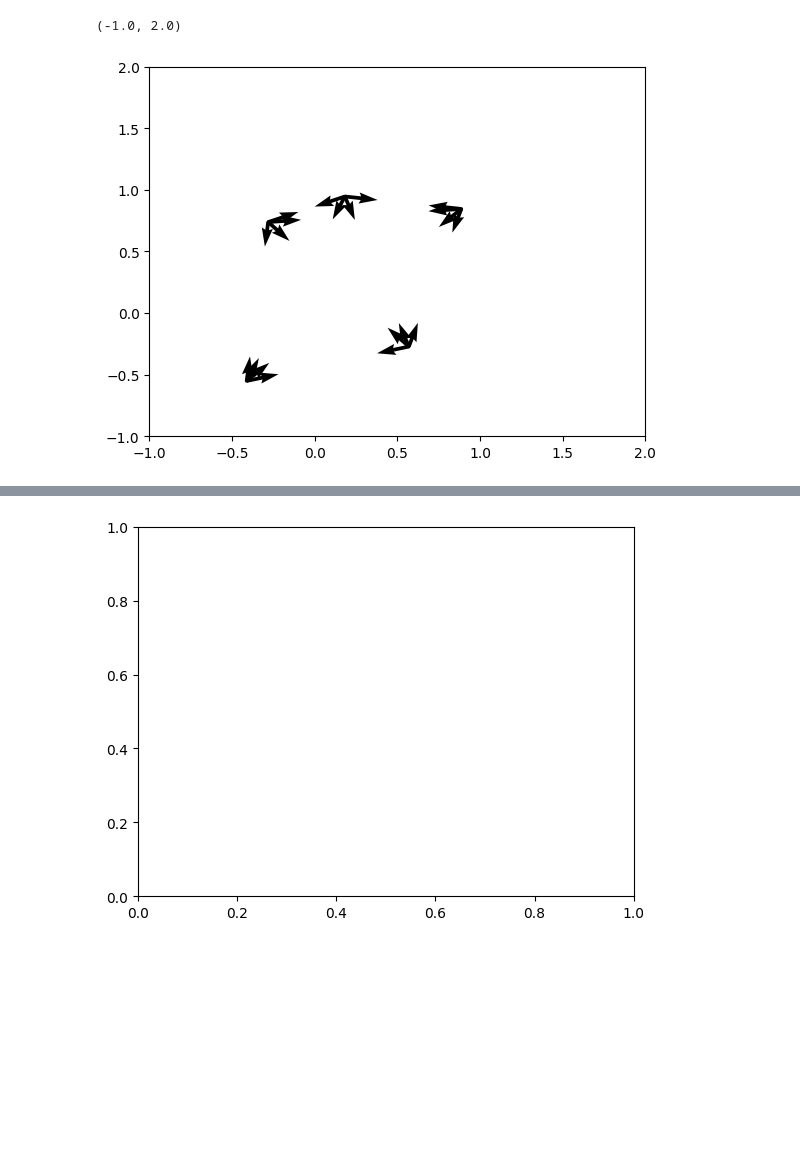
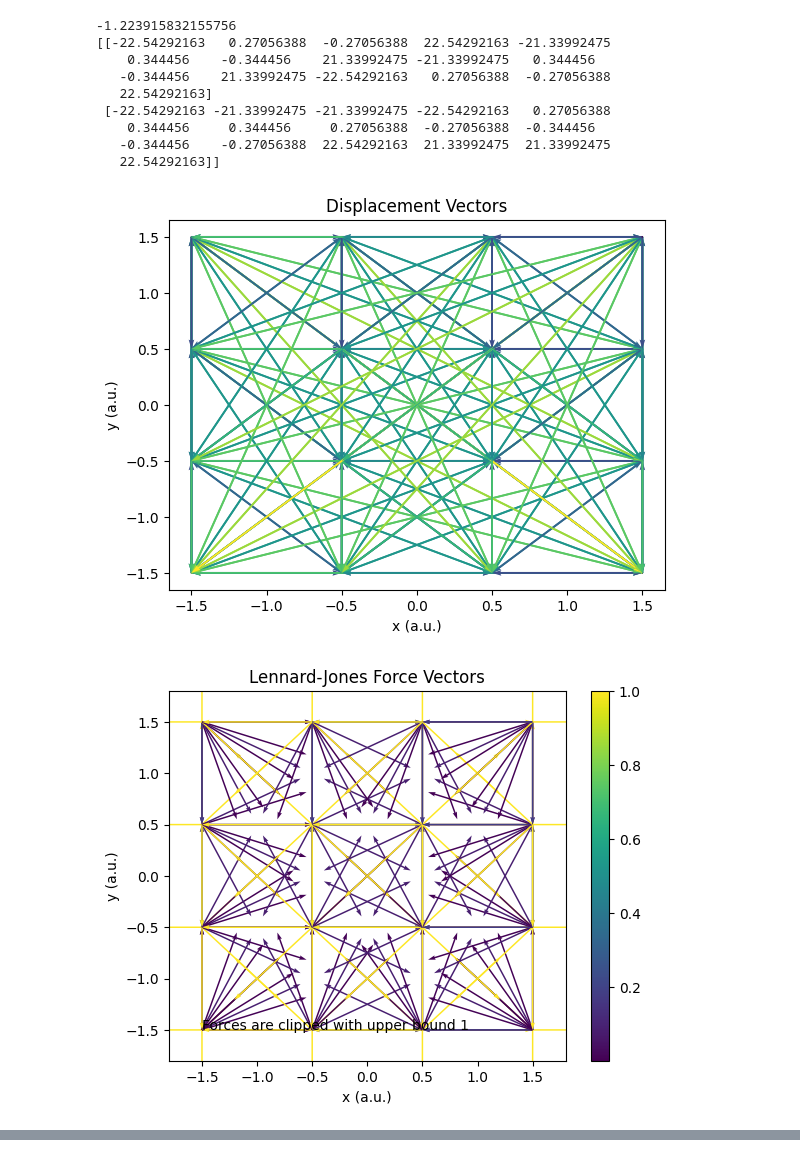
Before and after one commit to julius-clegg/Molecular-Dynamics-Simulation, a Jupyter notebook: PHYS2020 Project.ipynb, the cells around one changed output, grey strips where cells are left out. Saved outputs shown, nothing was run; the diff lists cells and outputs as text; code cells hidden in the pictures; blank space fills up the shorter version.

Commit message:
Set boundary conditions and lowered PE

```diff
--- a/PHYS2020 Project.ipynb
+++ b/PHYS2020 Project.ipynb
@@ -46,30 +81,81 @@ plt.plot(x,lj_potential(x))
 # %%
 x = r[0]
 def pair_displacements_1D(x):
     return -np.diff(np.meshgrid(x,x),axis=0)[0]
     # return np.diff(np.asarray(combinations(x,2)),axis=1).ravel()
 
 def pair_displacements(r):
     return np.array([pair_displacements_1D(x) for x in r])
 
+def magnitudes(v):
+    return np.sqrt(np.sum(v**2,axis=0))
+
 def pair_distances(r):
-    return np.sqrt(np.sum(pair_displacements(r)**2,axis=0))
+    return magnitudes(pair_displacements(r))
 
 displacements = pair_displacements(r)
 distances = pair_distances(r)
 unit_displacements = pair_displacements(r) / pair_distances(r)
-unit_displacements[np.isnan(unit_displacements)] = 0
+# unit_displacements[np.isnan(unit_displacements)] = 0
+
+potential_energies = func_lj_potential(distances)
+potential_energies[np.isnan(potential_energies)] = 0
+potential_energy = potential_energies.sum()
+potential_energy_av = potential_energy / N
+print(potential_energy_av)
+
+lj_forces = - unit_displacements * func_lj_force(distances)
+lj_forces[np.isnan(lj_forces)] = 0
+net_lj_force = lj_forces.sum(axis=2)
+# print(lj_forces)
+print(net_lj_force)
 
 # plt.quiver(np.repeat(r[0],N),np.repeat(r[1],N), displacements[0,:,:].ravel(),displacements[1,:,:].ravel(), angles="xy", scale=1, scale_units="xy")
-def plot_each_arrow(r,A):
+def plot_each_arrow(r,A,color=None):
+    if color is None: color=np.ones(len(A[0])**2)
     return plt.quiver(
         *[np.repeat(x,N)for x in r],
         *[A[i,:,:].ravel() for i in range(DIM)],
+        color,
         angles="xy", scale=1, scale_units="xy")
-plot_each_arrow(r,unit_displacements*0.2)
+# plot_each_arrow(r,lj_forces)
 
-plt.xlim(-1,2)
-plt.ylim(-1,2)
+plt.title("Displacement Vectors")
+plt.xlabel("x (a.u.)")
+plt.ylabel("y (a.u.)")
+plot_each_arrow(r,displacements,distances)
+plt.show()
+
+plt.title("Lennard-Jones Force Vectors")
+plt.xlim(X_LOWER*1.2, X_UPPER*1.2)
+plt.ylim(X_LOWER*1.2, X_UPPER*1.2)
+plt.xlabel("x (a.u.)")
+plt.ylabel("y (a.u.)")
+plot_each_arrow(
+    r,
+    lj_forces / magnitudes(lj_forces),
+    np.clip(magnitudes(lj_forces),0,EPSILON),
+)
+plt.colorbar()
+plt.text(X_LOWER,X_LOWER, "Forces are clipped with upper bound 1")
+plt.show()
+
+plt.title("Lennard-Jones Net Force Vectors")
+plt.xlim(X_LOWER*1.2, X_UPPER*1.2)
+plt.ylim(X_LOWER*1.2, X_UPPER*1.2)
+plt.xlabel("x (a.u.)")
+plt.ylabel("y (a.u.)")
+plt.quiver(*r, *net_lj_force, angles="xy", )
+plt.show()
 # %% [output]
-(-1.0, 2.0)
+-1.223915832155756
+[[-22.54292163   0.27056388  -0.27056388  22.54292163 -21.33992475
+    0.344456    -0.344456    21.33992475 -21.33992475   0.344456
+   -0.344456    21.33992475 -22.54292163   0.27056388  -0.27056388
+   22.54292163]
+ [-22.54292163 -21.33992475 -21.33992475 -22.54292163   0.27056388
+    0.344456     0.344456     0.27056388  -0.27056388  -0.344456
+   -0.344456    -0.27056388  22.54292163  21.33992475  21.33992475
+   22.54292163]]
-[figure, old version]
+[figure, new version]
+[figure, added]
@@ -89,5 +191 @@ def step(r,v,a,dt):
     return r,v
-# %%
-fig, ax = plt.subplots(1,1)
-# %% [output]
-[figure, removed]
```
Also changed, not shown: parts of 8 cells of this notebook, 1 other file.
